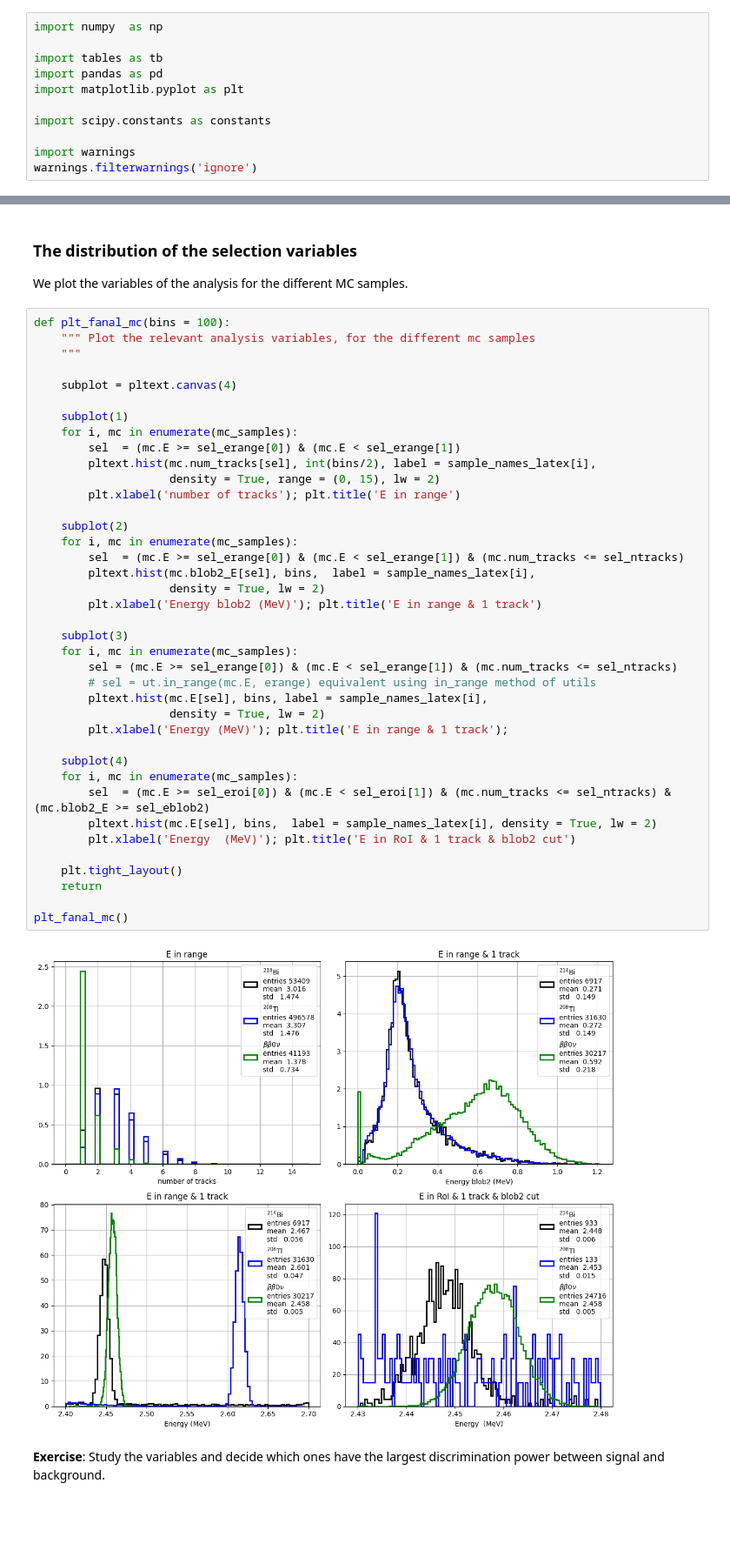
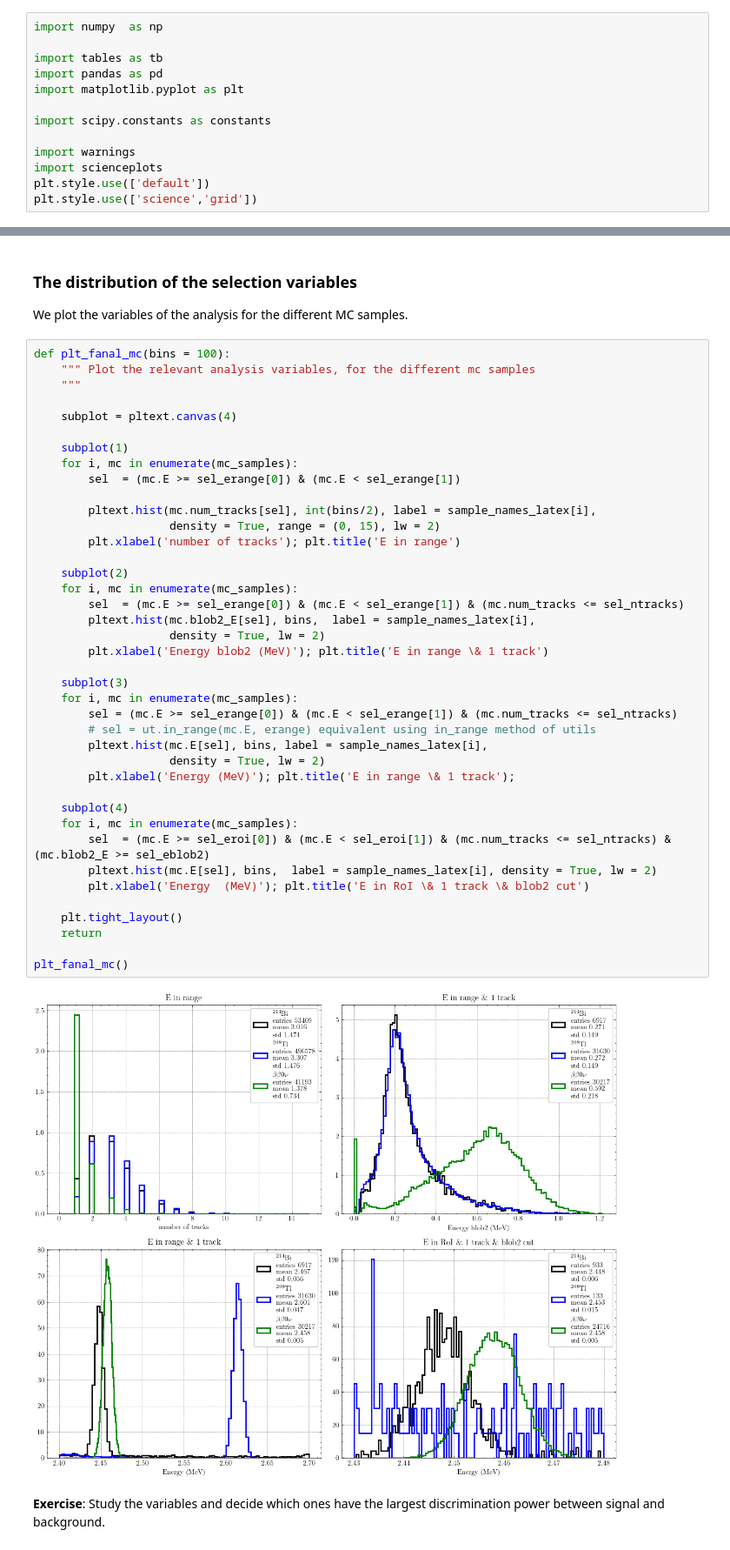
Before and after one commit to manuelg2544/Grupo_beta_DM, a Jupyter notebook: notebooks/guide/fanal_selection.ipynb, the cells around one changed output, grey strips where cells are left out. Shown at 87% size. Drawn from its saved outputs; the diff is of its cells as text; blank space fills up the shorter version.

```diff
--- a/notebooks/guide/fanal_selection.ipynb
+++ b/notebooks/guide/fanal_selection.ipynb
@@ -112,7 +109,9 @@ import matplotlib.pyplot as plt
 import scipy.constants as constants
 
 import warnings
-warnings.filterwarnings('ignore')
+import scienceplots
+plt.style.use(['default'])
+plt.style.use(['science','grid'])
 # %%
 import os, sys
 from pathlib import Path
@@ -238,37 +237,38 @@ def plt_fanal_mc(bins = 100):
     subplot(1)
     for i, mc in enumerate(mc_samples):
         sel  = (mc.E >= sel_erange[0]) & (mc.E < sel_erange[1])
+
         pltext.hist(mc.num_tracks[sel], int(bins/2), label = sample_names_latex[i],
                     density = True, range = (0, 15), lw = 2)
         plt.xlabel('number of tracks'); plt.title('E in range')
 
     subplot(2)
     for i, mc in enumerate(mc_samples):
         sel  = (mc.E >= sel_erange[0]) & (mc.E < sel_erange[1]) & (mc.num_tracks <= sel_ntracks)
         pltext.hist(mc.blob2_E[sel], bins,  label = sample_names_latex[i],
                     density = True, lw = 2)
-        plt.xlabel('Energy blob2 (MeV)'); plt.title('E in range & 1 track')
+        plt.xlabel('Energy blob2 (MeV)'); plt.title('E in range \& 1 track')
 
     subplot(3)
     for i, mc in enumerate(mc_samples):
         sel = (mc.E >= sel_erange[0]) & (mc.E < sel_erange[1]) & (mc.num_tracks <= sel_ntracks)
         # sel = ut.in_range(mc.E, erange) equivalent using in_range method of utils
         pltext.hist(mc.E[sel], bins, label = sample_names_latex[i],
                     density = True, lw = 2)
-        plt.xlabel('Energy (MeV)'); plt.title('E in range & 1 track');
+        plt.xlabel('Energy (MeV)'); plt.title('E in range \& 1 track');
 
     subplot(4)
     for i, mc in enumerate(mc_samples):
         sel  = (mc.E >= sel_eroi[0]) & (mc.E < sel_eroi[1]) & (mc.num_tracks <= sel_ntracks) & (mc.blob2_E >= sel_eblob2)
         pltext.hist(mc.E[sel], bins,  label = sample_names_latex[i], density = True, lw = 2)
-        plt.xlabel('Energy  (MeV)'); plt.title('E in RoI & 1 track & blob2 cut')
+        plt.xlabel('Energy  (MeV)'); plt.title('E in RoI \& 1 track \& blob2 cut')
 
     plt.tight_layout()
     return
 
 plt_fanal_mc()
 # %% [output]
-[figure, old version]
+[figure, new version]
 # %% [markdown]
 **Exercise**: Study the variables and decide which ones have the largest discrimination power between signal and background.
 # %% [markdown]
```
Also changed, not shown: parts of 6 cells of this notebook.
